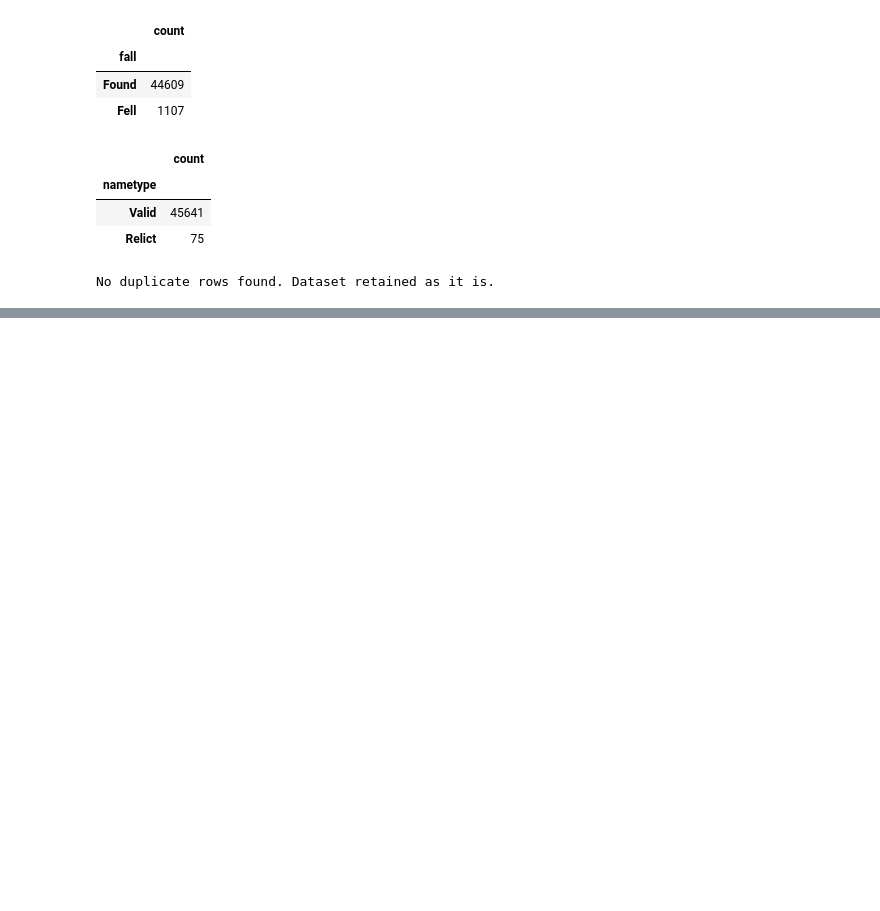
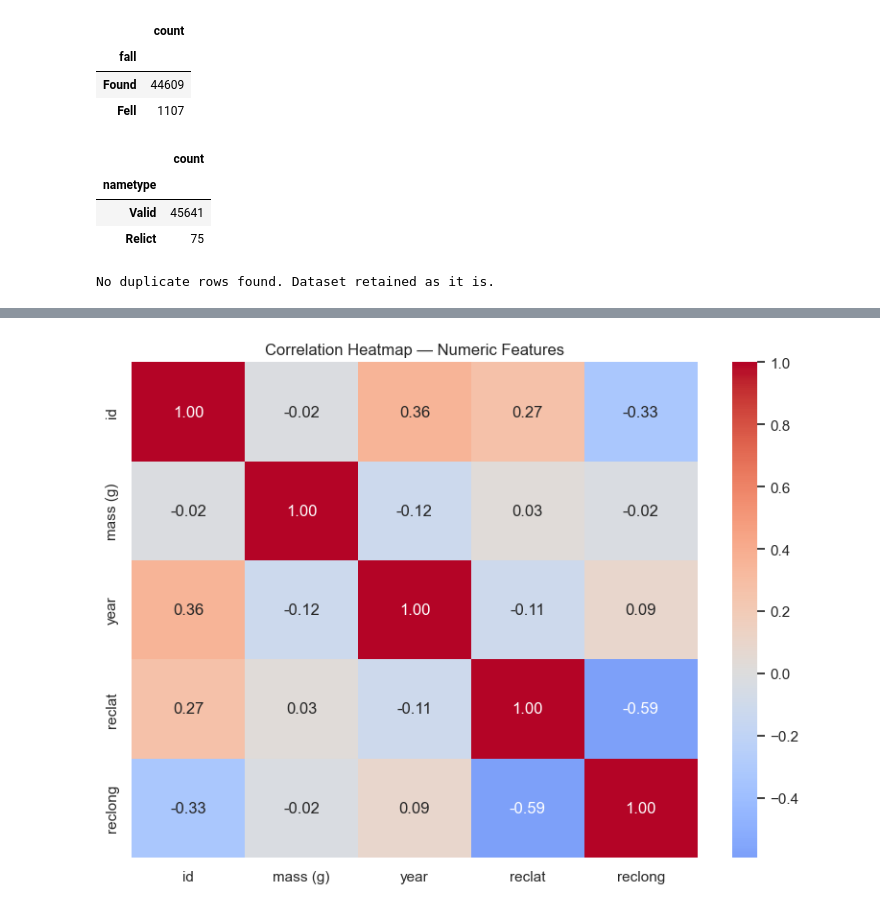
Before and after one commit to SathanRK/ML_CAPSTONE, a Jupyter notebook: review1_meteorite.ipynb, the cells around one changed output, grey strips where cells are left out. Saved outputs shown, nothing was run; the diff lists cells and outputs as text; code cells hidden in the pictures; blank space fills up the shorter version.

```diff
--- a/review1_meteorite.ipynb
+++ b/review1_meteorite.ipynb
@@ -126,0 +204,13 @@ display(df_raw.describe(include="all").T)
+# %%
+# Correlation heatmap of numeric variables
+corr_cols = ["id", "mass (g)", "year", "reclat", "reclong"]
+corr = df_raw[corr_cols].corr(numeric_only=True)
+
+fig, ax = plt.subplots(figsize=(8, 6))
+sns.heatmap(corr, annot=True, fmt=".2f", ax=ax, cmap="coolwarm", center=0)
+ax.set_title("Correlation Heatmap — Numeric Features")
+plt.tight_layout()
+plt.savefig(FIG_DIR / "eda_correlation_heatmap.png", dpi=180, bbox_inches="tight")
+plt.show()
+# %% [output]
+[figure, added]
```
Also changed, not shown: parts of 4 cells of this notebook.
